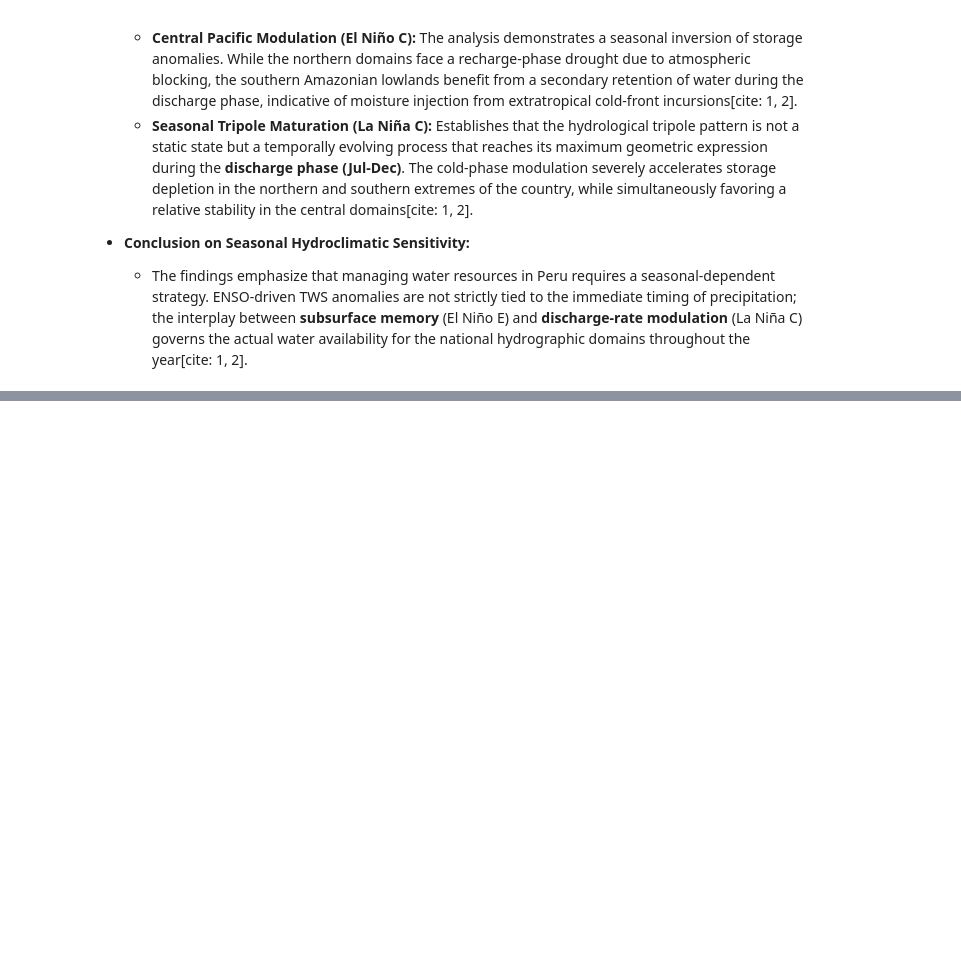
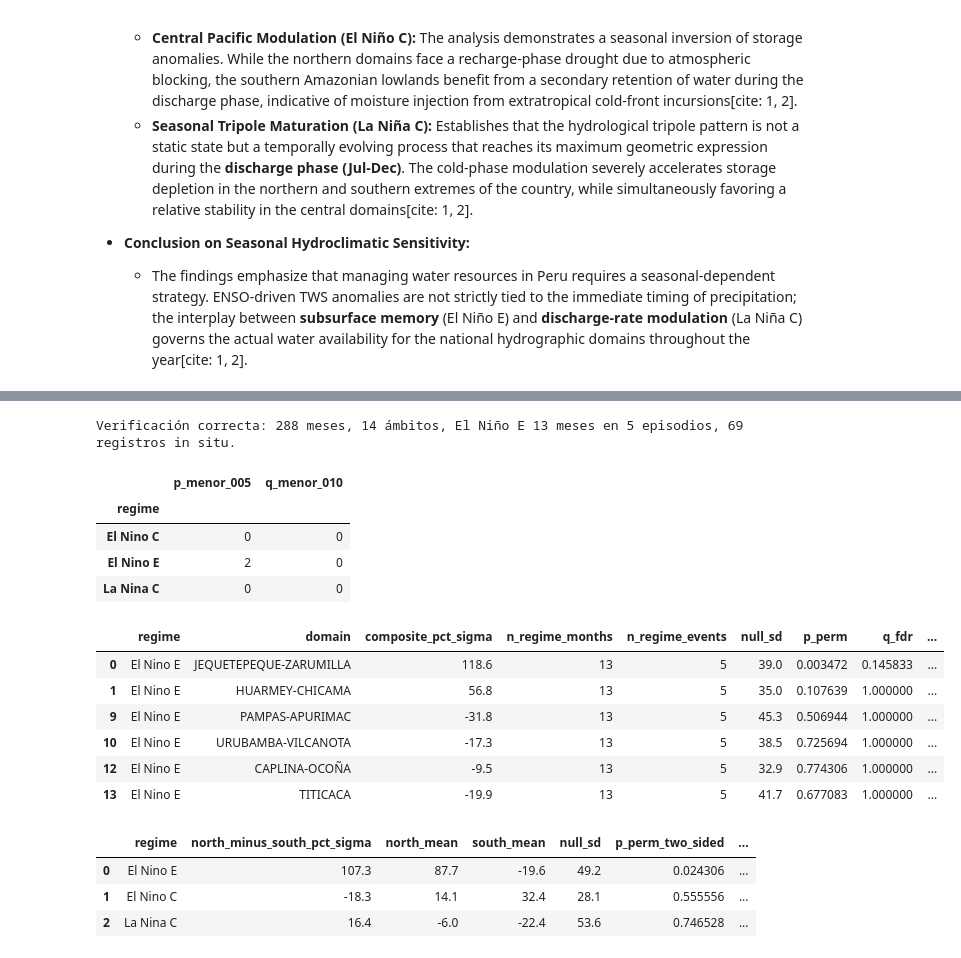
Before and after one commit to jnolorbe/hydrology-peru, a Jupyter notebook: notebooks/03_GRACE_TWS_Composites_by_Asymmetric_ENSO_Regimes.ipynb, the cells around one changed output, grey strips where cells are left out. Cells and saved outputs as stored; diff of their text form; code cells hidden in the pictures; blank space fills up the shorter version.

```diff
--- a/notebooks/03_GRACE_TWS_Composites_by_Asymmetric_ENSO_Regimes.ipynb
+++ b/notebooks/03_GRACE_TWS_Composites_by_Asymmetric_ENSO_Regimes.ipynb
@@ -556,0 +565,37 @@ plt.close()
+# %%
+# ── Funciones comunes del repositorio (notebooks/comun.py) ─────────────────────
+import sys, os, importlib
+sys.path.insert(0, os.path.join(REPO_NAME, 'notebooks'))
+import comun; importlib.reload(comun)
+from comun import *
+DERIV = os.path.join(REPO_NAME, 'data', 'processed_derived')
+os.makedirs(DERIV, exist_ok=True)
+pd.set_option('display.width', 200, 'display.max_columns', 30)
+verificar(REPO_NAME)
+# %% [output]
+Verificación correcta: 288 meses, 14 ámbitos, El Niño E 13 meses en 5 episodios, 69 registros in situ.
+# %%
+# ── 6.1. Significancia por ámbito (tres regímenes) y contraste norte menos sur ──
+sig_dom, sig_dipolo = significancia_compuestos(REPO_NAME)
+sig_dom.to_csv(os.path.join(DERIV, 'composite_significance_by_domain.csv'), index=False, float_format='%.4g')
+sig_dipolo.to_csv(os.path.join(DERIV, 'composite_significance_dipole_contrast.csv'), index=False, float_format='%.4g')
+display(sig_dom.groupby('regime').agg(p_menor_005=('signif_05', 'sum'), q_menor_010=('signif_fdr10', 'sum')))
+display(sig_dom[sig_dom.domain.isin(NORTE + SUR) & (sig_dom.regime == 'El Nino E')])
+display(sig_dipolo)
+# %% [output]
+|  | p_menor_005 | q_menor_010 |
+| regime |  |  |
+| El Nino C | 0 | 0 |
+| El Nino E | 2 | 0 |
+| La Nina C | 0 | 0 |
+|  | regime | domain | composite_pct_sigma | n_regime_months | n_regime_events | null_sd | p_perm | q_fdr | ... |
+| 0 | El Nino E | JEQUETEPEQUE-ZARUMILLA | 118.6 | 13 | 5 | 39.0 | 0.003472 | 0.145833 | ... |
+| 1 | El Nino E | HUARMEY-CHICAMA | 56.8 | 13 | 5 | 35.0 | 0.107639 | 1.000000 | ... |
+| 9 | El Nino E | PAMPAS-APURIMAC | -31.8 | 13 | 5 | 45.3 | 0.506944 | 1.000000 | ... |
+| 10 | El Nino E | URUBAMBA-VILCANOTA | -17.3 | 13 | 5 | 38.5 | 0.725694 | 1.000000 | ... |
+| 12 | El Nino E | CAPLINA-OCOÑA | -9.5 | 13 | 5 | 32.9 | 0.774306 | 1.000000 | ... |
+| 13 | El Nino E | TITICACA | -19.9 | 13 | 5 | 41.7 | 0.677083 | 1.000000 | ... |
+|  | regime | north_minus_south_pct_sigma | north_mean | south_mean | null_sd | p_perm_two_sided | ... |
+| 0 | El Nino E | 107.3 | 87.7 | -19.6 | 49.2 | 0.024306 | ... |
+| 1 | El Nino C | -18.3 | 14.1 | 32.4 | 28.1 | 0.555556 | ... |
+| 2 | La Nina C | 16.4 | -6.0 | -22.4 | 53.6 | 0.746528 | ... |
```
Also changed, not shown: parts of 3 cells of this notebook, 13 other files.
